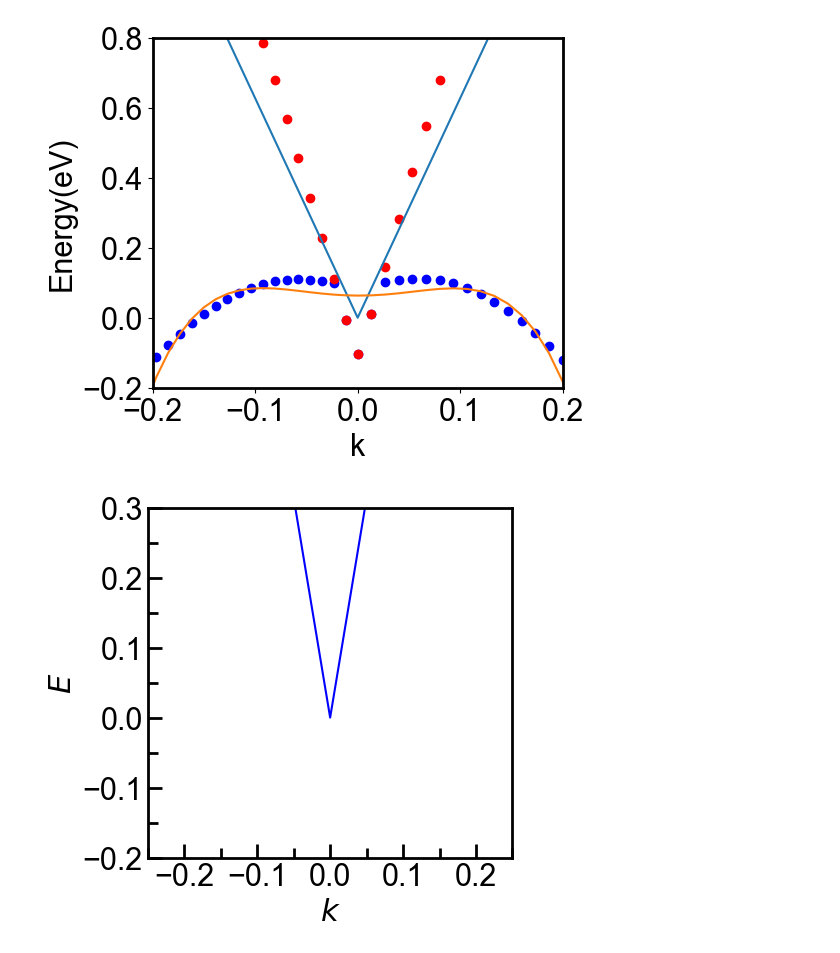
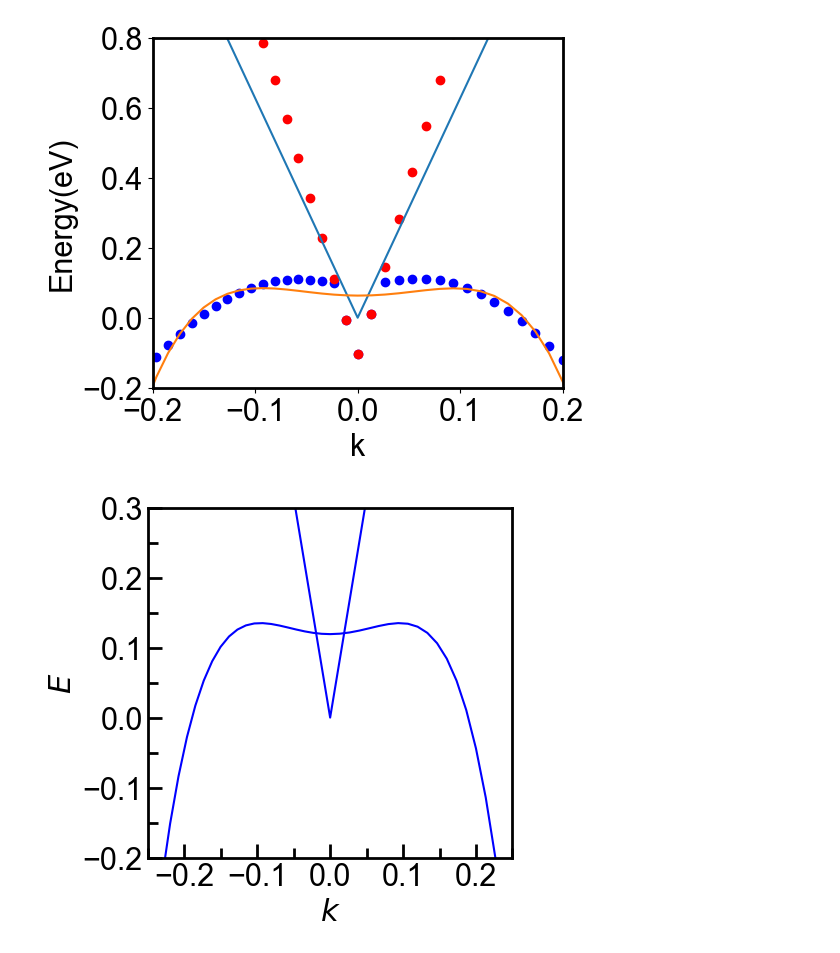
Before and after one commit to Normanthen/TE_Calculation, a Jupyter notebook: Mg3Bi2/Fitting/Fitting_Mg3Bi2.ipynb, the cells around one changed output. Cells and saved outputs as stored; diff of their text form; code cells hidden in the pictures.

```diff
--- a/Mg3Bi2/Fitting/Fitting_Mg3Bi2.ipynb
+++ b/Mg3Bi2/Fitting/Fitting_Mg3Bi2.ipynb
@@ -363,6 +363,11 @@ v = 9.95
 #v6 = 19.7
 
 ## Using CRTA
+ee1 = 0.61*kBT
+fv = -(kvv**2/(4*mm)-ee1)**2/ee1
+#fv1 = -(kcc**2/(4*mm1)-ee1)**2/ee1
+#fv2 = -(kcc**2/(4*mm2)-ee1)**2/ee1
+
 alpha = v**2/(4*a)/(kBT)
 #alpha1 = v1**2/(4*a1)/(kBT)
 #alpha2 = v2**2/(4*a2)/(kBT)
@@ -689,7 +694,7 @@ ax1.plot(kcc,DEc(kcc,*c_opt), linestyle='solid', c='blue')
 #ax1.plot(kcc,fc4, linestyle='solid', c='forestgreen')
 #ax1.plot(kcc,fc5, linestyle='solid', color='maroon')
 #ax1.plot(kcc,fc6, linestyle='solid', color='tomato')
-#ax1.plot(kcc,fv+0.135, linestyle='solid', c='blue')
+ax1.plot(kvv,fv+0.135, linestyle='solid', c='blue')
 #ax1.plot(kcc,fv1+0.135, linestyle='solid', c='red')
 #ax1.plot(kcc,fv2+0.135,linestyle='solid', c='green')
 ax1.axis([-0.25,0.25,-0.2,0.3])
@@ -815,31 +820,31 @@ ax1.yaxis.set_tick_params(which='minor', size=7, width=2, direction='in')
 #
 ##Subplot (e) : Power Factor
 #ax6 = plt.subplot(2,3,6)
 #plt.plot(eta, S(eta+eshift,e0,e1)**2*sigma(eta+eshift,e0,e1), linestyle='solid', c='blue',linewidth=2)
 #plt.plot(eta, S1(eta+eshift,e0,e1)**2*sigma1(eta+eshift,e0,e1), linestyle='solid',
 #         c='red',linewidth=2)
 #plt.plot(eta, 2*S2(eta+eshift,e0,e1)**2*sigma2(eta+eshift,e0,e1), c='green',linewidth=2)
 #plt.plot(eta, 2*S3(eta+eshift,e0,e1)**2*sigma3(eta+eshift,e0,e1), linestyle='solid',
 #         c='springgreen', linewidth=2)
 #plt.plot(eta, 2*S4(eta+eshift,e0,e1)**2*sigma4(eta+eshift,e0,e1), linestyle='solid',
 #         c='forestgreen',linewidth=2)
 #plt.plot(eta, 2*S5(eta+eshift,e0,e1)**2*sigma5(eta+eshift,e0,e1),  linestyle='solid',
 #         c='maroon',linewidth=2)
 #plt.plot(eta, 2*S6(eta+eshift,e0,e1)**2*sigma6(eta+eshift,e0,e1), linestyle='solid',
 #         c='tomato',linewidth=2)
 #plt.axis([-15,15,0,15]) # the format is [xmin,xmax,ymin,ymax]
 ##plt.xticks(range(-8,9,20))
 #ax6.xaxis.set_minor_locator(AutoMinorLocator(2))
 ##plt.yticks(range(-4,5,2))
 #ax6.yaxis.set_minor_locator(AutoMinorLocator(2))
 #ax6.yaxis.labelpad = -4
 #plt.xlabel('$\mu/k_BT$')
 #plt.ylabel('PF')
 ##ax6.yaxis.set_major_locator(mpl.ticker.MultipleLocator(10))
 ##ax6.yaxis.set_minor_locator(mpl.ticker.MultipleLocator(5))
 #ax6.xaxis.set_tick_params(which='major', size=10, width=2, direction='in')
 #ax6.xaxis.set_tick_params(which='minor', size=7, width=2, direction='in')
 #ax6.yaxis.set_tick_params(which='major', size=10, width=2, direction='in')
 #ax6.yaxis.set_tick_params(which='minor', size=7, width=2, direction='in')
 # %% [output]
-[figure, old version]
+[figure, new version]
```
